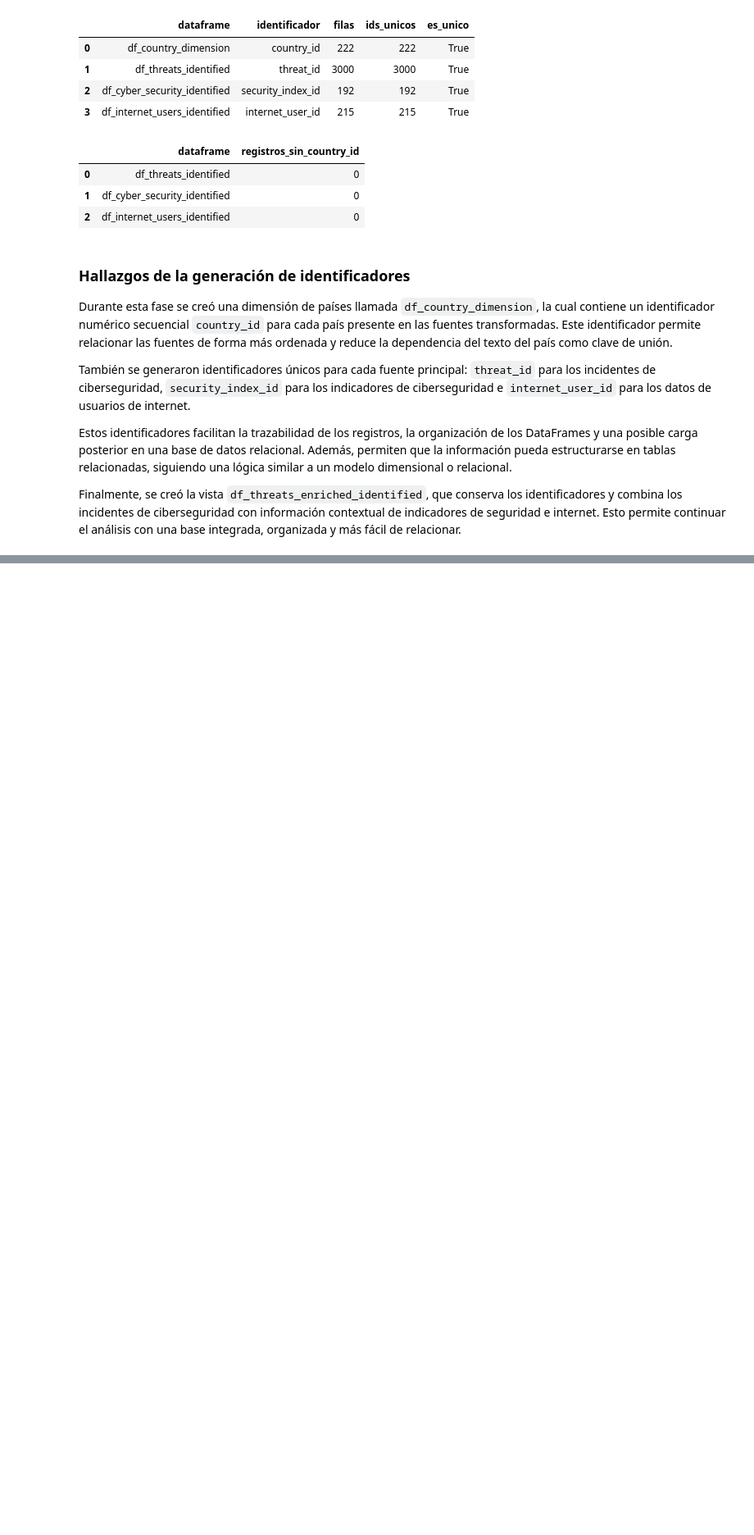
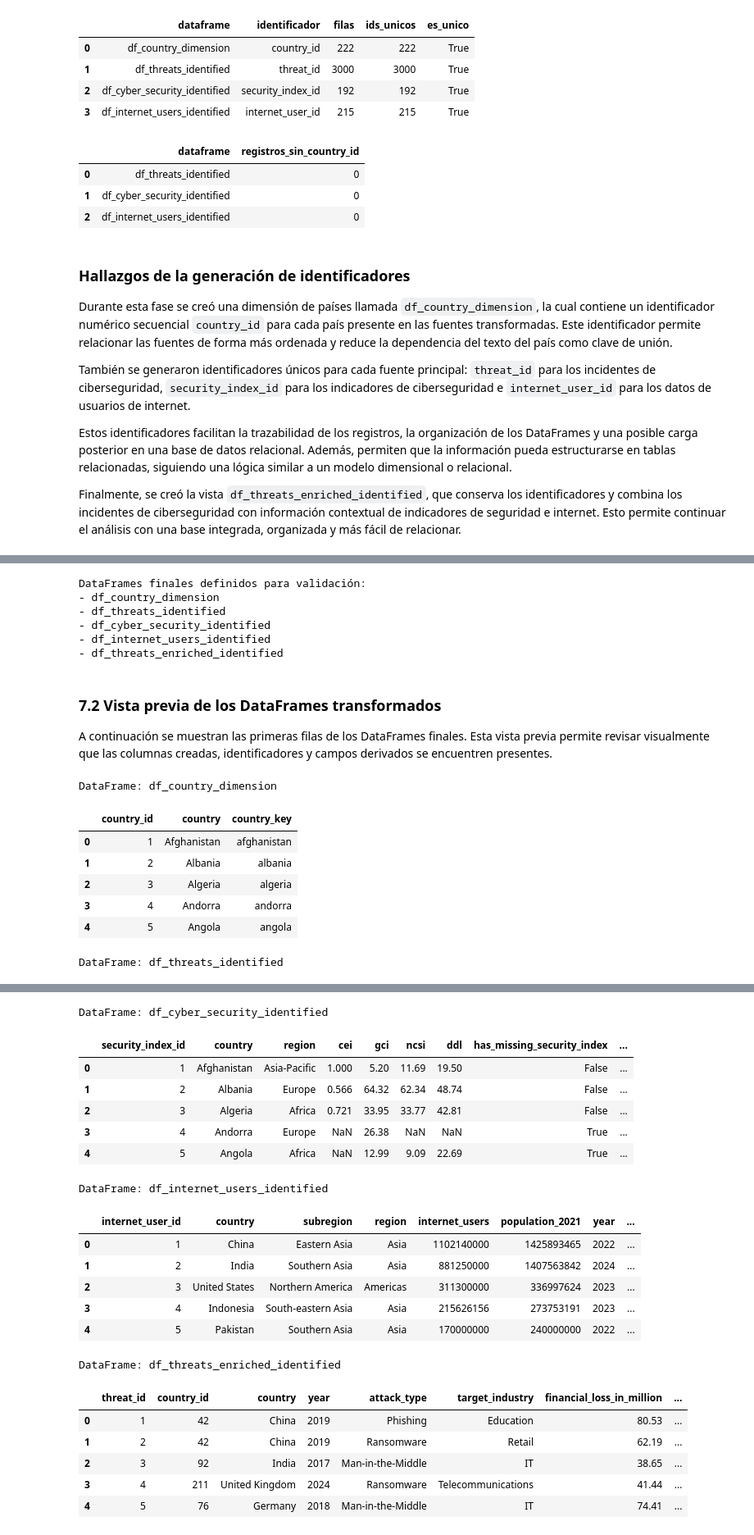
Before and after one commit to PJSA0127/Practica_G9, a Jupyter notebook: transformG9.ipynb, the cells around one changed output, grey strips where cells are left out. Shown at 82% size. Cells and saved outputs as stored; diff of their text form; code cells hidden in the pictures; blank space fills up the shorter version.

Commit message:
7. Validación de resultados

```diff
--- a/transformG9.ipynb
+++ b/transformG9.ipynb
@@ -1960,0 +1971,38 @@ Finalmente, se creó la vista `df_threats_enriched_identified`, que conserva los
+# %%
+# DataFrames finales generados después de limpieza, transformación e identificadores
+dataframes_finales = {
+    "df_country_dimension": df_country_dimension,
+    "df_threats_identified": df_threats_identified,
+    "df_cyber_security_identified": df_cyber_security_identified,
+    "df_internet_users_identified": df_internet_users_identified,
+    "df_threats_enriched_identified": df_threats_enriched_identified
+}
+
+print("DataFrames finales definidos para validación:")
+for nombre in dataframes_finales.keys():
+    print("-", nombre)
+# %% [output]
+DataFrames finales definidos para validación:
+- df_country_dimension
+- df_threats_identified
+- df_cyber_security_identified
+- df_internet_users_identified
+- df_threats_enriched_identified
+# %% [markdown]
+### 7.2 Vista previa de los DataFrames transformados
+
+A continuación se muestran las primeras filas de los DataFrames finales. Esta vista previa permite revisar visualmente que las columnas creadas, identificadores y campos derivados se encuentren presentes.
+# %%
+# Vista previa de los DataFrames finales
+for nombre, df in dataframes_finales.items():
+    print("DataFrame:", nombre)
+    display(df.head())
+# %% [output]
+DataFrame: df_country_dimension
+|  | country_id | country | country_key |
+| 0 | 1 | Afghanistan | afghanistan |
+| 1 | 2 | Albania | albania |
+| 2 | 3 | Algeria | algeria |
+| 3 | 4 | Andorra | andorra |
+| 4 | 5 | Angola | angola |
+DataFrame: df_threats_identified
@@ -1960,0 +2015,21 @@ Finalmente, se creó la vista `df_threats_enriched_identified`, que conserva los
+DataFrame: df_cyber_security_identified
+|  | security_index_id | country | region | cei | gci | ncsi | ddl | has_missing_security_index | ... |
+| 0 | 1 | Afghanistan | Asia-Pacific | 1.000 | 5.20 | 11.69 | 19.50 | False | ... |
+| 1 | 2 | Albania | Europe | 0.566 | 64.32 | 62.34 | 48.74 | False | ... |
+| 2 | 3 | Algeria | Africa | 0.721 | 33.95 | 33.77 | 42.81 | False | ... |
+| 3 | 4 | Andorra | Europe | NaN | 26.38 | NaN | NaN | True | ... |
+| 4 | 5 | Angola | Africa | NaN | 12.99 | 9.09 | 22.69 | True | ... |
+DataFrame: df_internet_users_identified
+|  | internet_user_id | country | subregion | region | internet_users | population_2021 | year | ... |
+| 0 | 1 | China | Eastern Asia | Asia | 1102140000 | 1425893465 | 2022 | ... |
+| 1 | 2 | India | Southern Asia | Asia | 881250000 | 1407563842 | 2024 | ... |
+| 2 | 3 | United States | Northern America | Americas | 311300000 | 336997624 | 2023 | ... |
+| 3 | 4 | Indonesia | South-eastern Asia | Asia | 215626156 | 273753191 | 2023 | ... |
+| 4 | 5 | Pakistan | Southern Asia | Asia | 170000000 | 240000000 | 2022 | ... |
+DataFrame: df_threats_enriched_identified
+|  | threat_id | country_id | country | year | attack_type | target_industry | financial_loss_in_million | ... |
+| 0 | 1 | 42 | China | 2019 | Phishing | Education | 80.53 | ... |
+| 1 | 2 | 42 | China | 2019 | Ransomware | Retail | 62.19 | ... |
+| 2 | 3 | 92 | India | 2017 | Man-in-the-Middle | IT | 38.65 | ... |
+| 3 | 4 | 211 | United Kingdom | 2024 | Ransomware | Telecommunications | 41.44 | ... |
+| 4 | 5 | 76 | Germany | 2018 | Man-in-the-Middle | IT | 74.41 | ... |
```
Also changed, not shown: parts of 15 cells of this notebook.
